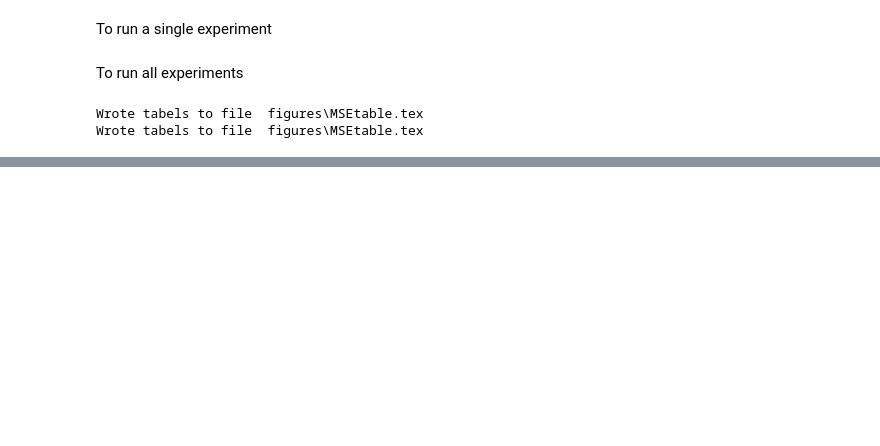
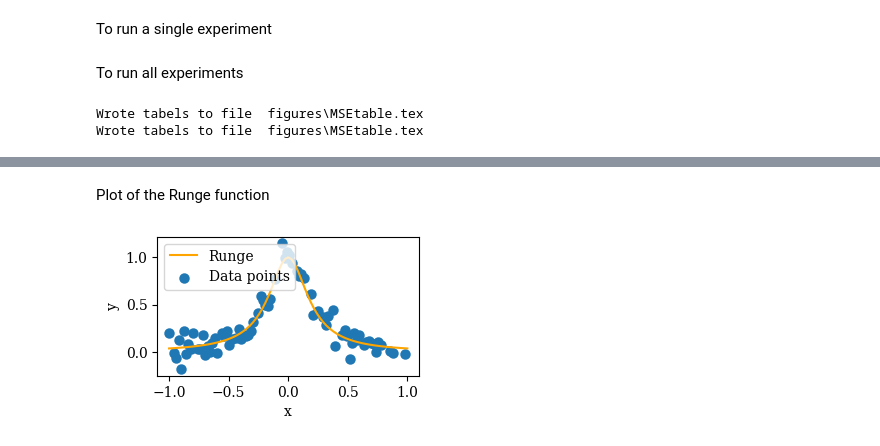
Before and after one commit to yangliu141/Exploration-of-Regression-with-the-Runge-Function, a Jupyter notebook: Code/Showcase_Notebooks/experiments.ipynb, the cells around one changed output, grey strips where cells are left out. Cells and saved outputs as stored; diff of their text form; code cells hidden in the pictures; blank space fills up the shorter version.

```diff
--- a/Code/Showcase_Notebooks/experiments.ipynb
+++ b/Code/Showcase_Notebooks/experiments.ipynb
@@ -48,0 +167,22 @@ Wrote tabels to file  figures\MSEtable.tex
+# %% [markdown]
+Plot of the Runge function
+# %%
+np.random.seed(1)
+
+# generate the data
+x_train, x_test, y_train, y_test = generateData(100, 0.1)
+x_train = x_train.flatten(); x_test = x_test.flatten()
+X_train = featureMat(x_train, n_features, noIntercept=noIntercept)
+X_test = featureMat(x_test, n_features, noIntercept=noIntercept)
+
+gd = GradientDescent(n_features, noIntercept=noIntercept)
+gd.setOptimizer(optimizer)
+gd.setGradient(gradient)
+
+# Actual Runge function
+x = np.linspace(-1, 1, 75)
+y = 1 / (1 + 25*np.pow(x, 2))
+
+plot(2, [x, x_train], [y, y_train], y_feature_label=["Runge", "Data points"], figurename="RungeTestDataPlot", scatter=[False, True], save=True, multiX=True)
+# %% [output]
+[figure, added]
```
Also changed, not shown: parts of 10 cells of this notebook, 9 other files.
